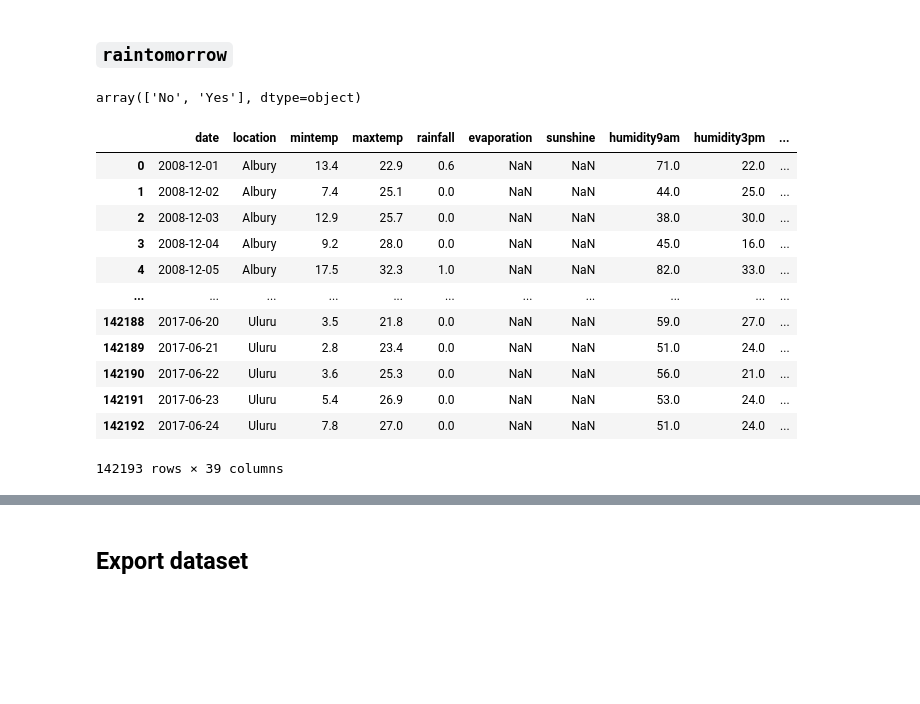
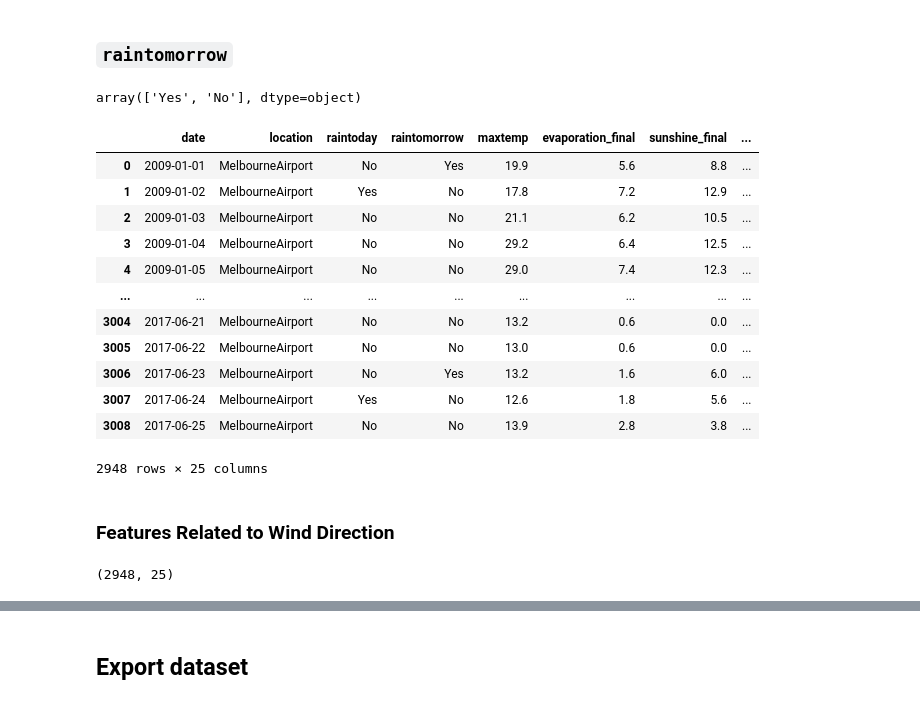
Before and after one commit to gabrielanakasato/rain-prediction, a Jupyter notebook: part01-initial-analysis.ipynb, the cells around one changed output, grey strips where cells are left out. Cells and saved outputs as stored; diff of their text form; code cells hidden in the pictures; blank space fills up the shorter version.

```diff
--- a/part01-initial-analysis.ipynb
+++ b/part01-initial-analysis.ipynb
@@ -587,7 +560,7 @@ Index(['date', 'location', 'mintemp', 'maxtemp', 'rainfall', 'evaporation',
       dtype='object')
 # %%
 # Desired columns
-columns = ['date', 'location', 'maxtemp', 'evaporation', 'sunshine', 'humidity9am', 'humidity3pm', 'pressure9am',
+columns = ['date', 'location', 'raintoday', 'raintomorrow','maxtemp', 'evaporation', 'sunshine', 'humidity9am', 'humidity3pm', 'pressure9am',
            'pressure3pm', 'cloud9am', 'cloud3pm', 'temp9am', 'temp3pm', 'precipitation3pm', 'precipitation9am',
            'wind_gustdir_complete', 'wind_gustspeed_complete', 'wind_dir9am_complete', 'wind_dir3pm_complete',
            'wind_speed9am_complete', 'wind_speed3pm_complete']
@@ -729,0 +1028,16 @@ If the v**alue is not found** in the dataset, we will **drop** them because:
+# %%
+# Desired columns
+columns = ['date', 'location', 'raintoday', 'raintomorrow', 'maxtemp', 'evaporation_final', 'sunshine_final',
+           'humidity9am_final', 'humidity3pm_final', 'pressure9am', 'pressure3pm', 'cloud9am', 'cloud3pm_final',
+           'temp9am', 'temp3pm', 'precipitation3pm', 'precipitation9am', 'wind_gustdir_complete_final',
+           'wind_gustspeed_complete_final', 'wind_dir9am_complete_final',
+           'wind_dir3pm_complete_final', 'wind_speed9am_complete_final', 'wind_speed3pm_complete']
+
+# Filter the dataset
+df_final = df_input_done[columns]
+
+# Check shape
+print(f'Shape: {df_final.shape}')
+
+# Check result
+df_final.head()
@@ -750,0 +1093,13 @@ dtype: int64
+# %%
+# Filter the dataset
+df_final = df_final[~(df_final['wind_dir9am_complete_final'].isna()) &
+                    ~(df_final['wind_gustspeed_complete_final'].isna()) &
+                    ~(df_final['wind_gustdir_complete_final'].isna()) &
+                    ~(df_final['wind_dir3pm_complete_final'].isna()) &
+                    ~(df_final['evaporation_final'].isna()) &
+                    ~(df_final['cloud3pm_final'].isna()) &
+                    ~(df_final['sunshine_final'].isna()) &
+                    ~(df_final['wind_speed9am_complete_final'].isna())]
+
+# Check result
+df_final.info()
@@ -768,7 +1133,7 @@ array(['No', 'Yes', nan], dtype=object)
 # %%
 # Encode this variable
-df['raintoday_int'] = df['raintoday'].apply(lambda x : 1 if x == 'Yes' else 0)
+df_final['raintoday_int'] = df_final['raintoday'].apply(lambda x : 1 if x == 'Yes' else 0)
 
 # Check the result
-df
+df_final
 # %% [output]
@@ -789,26 +1154,28 @@ df
 ### `raintomorrow`
 # %%
 # Check the unique values
-df.raintomorrow.unique()
+df_final.raintomorrow.unique()
 # %% [output]
-array(['No', 'Yes'], dtype=object)
+array(['Yes', 'No'], dtype=object)
 # %%
 # Encode this variable
-df['raintomorrow_int'] = df.raintomorrow.apply(lambda x : 1 if x == 'Yes' else 0)
+df_final['raintomorrow_int'] = df_final.raintomorrow.apply(lambda x : 1 if x == 'Yes' else 0)
 
 # Check the result
-df
+df_final
 # %% [output]
-|  | date | location | mintemp | maxtemp | rainfall | evaporation | sunshine | humidity9am | humidity3pm | ... |
-| 0 | 2008-12-01 | Albury | 13.4 | 22.9 | 0.6 | NaN | NaN | 71.0 | 22.0 | ... |
-| 1 | 2008-12-02 | Albury | 7.4 | 25.1 | 0.0 | NaN | NaN | 44.0 | 25.0 | ... |
-| 2 | 2008-12-03 | Albury | 12.9 | 25.7 | 0.0 | NaN | NaN | 38.0 | 30.0 | ... |
-| 3 | 2008-12-04 | Albury | 9.2 | 28.0 | 0.0 | NaN | NaN | 45.0 | 16.0 | ... |
-| 4 | 2008-12-05 | Albury | 17.5 | 32.3 | 1.0 | NaN | NaN | 82.0 | 33.0 | ... |
-| ... | ... | ... | ... | ... | ... | ... | ... | ... | ... | ... |
-| 142188 | 2017-06-20 | Uluru | 3.5 | 21.8 | 0.0 | NaN | NaN | 59.0 | 27.0 | ... |
-| 142189 | 2017-06-21 | Uluru | 2.8 | 23.4 | 0.0 | NaN | NaN | 51.0 | 24.0 | ... |
-| 142190 | 2017-06-22 | Uluru | 3.6 | 25.3 | 0.0 | NaN | NaN | 56.0 | 21.0 | ... |
-| 142191 | 2017-06-23 | Uluru | 5.4 | 26.9 | 0.0 | NaN | NaN | 53.0 | 24.0 | ... |
-| 142192 | 2017-06-24 | Uluru | 7.8 | 27.0 | 0.0 | NaN | NaN | 51.0 | 24.0 | ... |
+|  | date | location | raintoday | raintomorrow | maxtemp | evaporation_final | sunshine_final | ... |
+| 0 | 2009-01-01 | MelbourneAirport | No | Yes | 19.9 | 5.6 | 8.8 | ... |
+| 1 | 2009-01-02 | MelbourneAirport | Yes | No | 17.8 | 7.2 | 12.9 | ... |
+| 2 | 2009-01-03 | MelbourneAirport | No | No | 21.1 | 6.2 | 10.5 | ... |
+| 3 | 2009-01-04 | MelbourneAirport | No | No | 29.2 | 6.4 | 12.5 | ... |
+| 4 | 2009-01-05 | MelbourneAirport | No | No | 29.0 | 7.4 | 12.3 | ... |
+| ... | ... | ... | ... | ... | ... | ... | ... | ... |
+| 3004 | 2017-06-21 | MelbourneAirport | No | No | 13.2 | 0.6 | 0.0 | ... |
+| 3005 | 2017-06-22 | MelbourneAirport | No | No | 13.0 | 0.6 | 0.0 | ... |
+| 3006 | 2017-06-23 | MelbourneAirport | No | Yes | 13.2 | 1.6 | 6.0 | ... |
+| 3007 | 2017-06-24 | MelbourneAirport | Yes | No | 12.6 | 1.8 | 5.6 | ... |
+| 3008 | 2017-06-25 | MelbourneAirport | No | No | 13.9 | 2.8 | 3.8 | ... |
-142193 rows × 39 columns
+2948 rows × 25 columns
+# %% [markdown]
+### Features Related to Wind Direction
@@ -814,0 +1195,5 @@ df
+# %%
+# Check dataframe shape
+df_final.shape
+# %% [output]
+(2948, 25)
```
Also changed, not shown: parts of 72 cells of this notebook, 2 other files.
